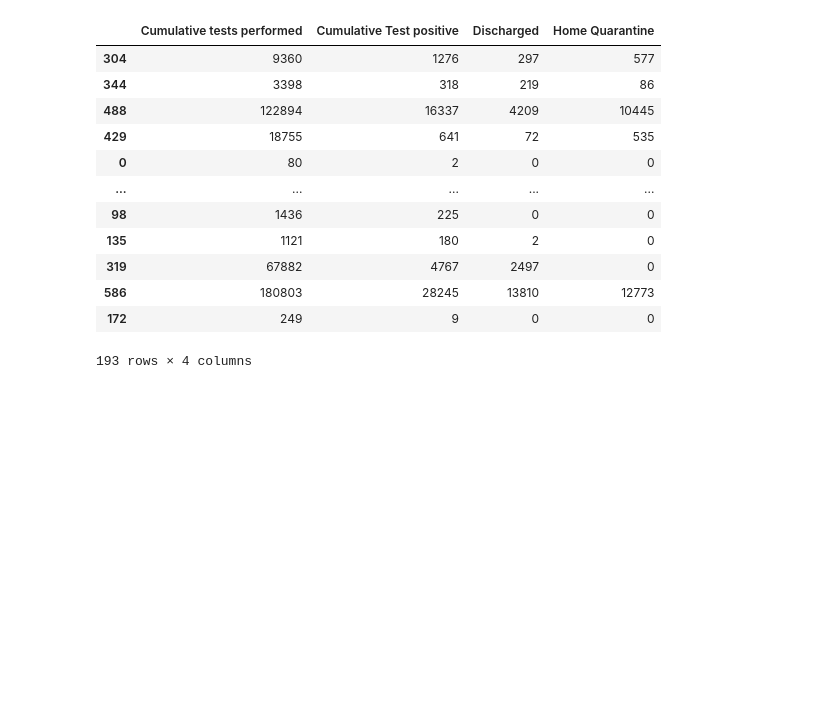
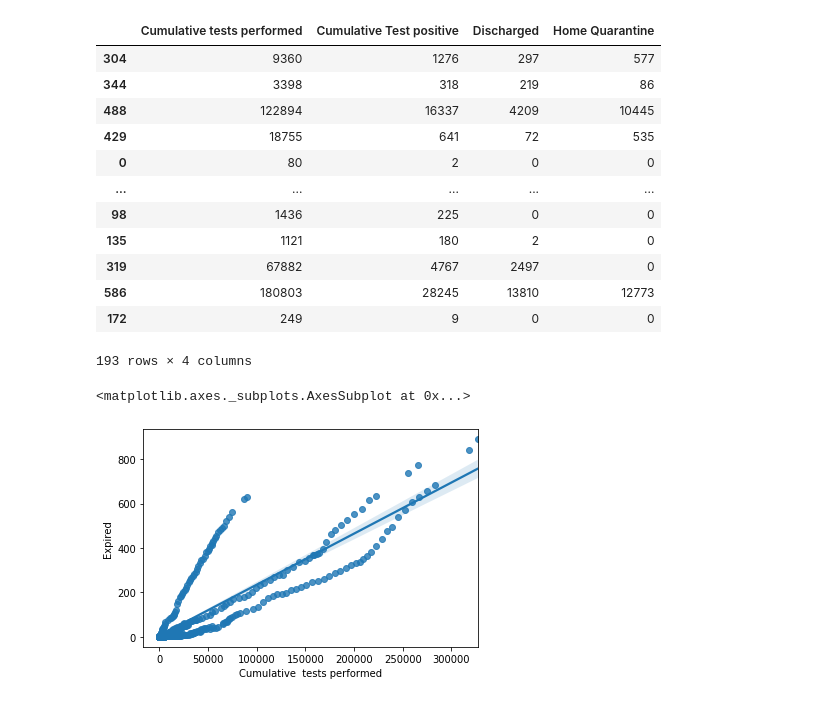
Before and after one commit to Moiz-Asad/PBD-Project, a Jupyter notebook: Covid 19.ipynb, the cells around one changed output. Cells and saved outputs as stored; diff of their text form; code cells hidden in the pictures; blank space fills up the shorter version.

Commit message:
Correlation

```diff
--- a/Covid 19.ipynb
+++ b/Covid 19.ipynb
@@ -184,0 +188,7 @@ x_test
+# %%
+#Correlation
+#Positive Correlation
+sns.regplot(x="Cumulative  tests performed",y="Expired",data=data)
+# %% [output]
+<matplotlib.axes._subplots.AxesSubplot at 0x...>
+[figure, added]
```
Also changed, not shown: parts of 6 cells of this notebook.
